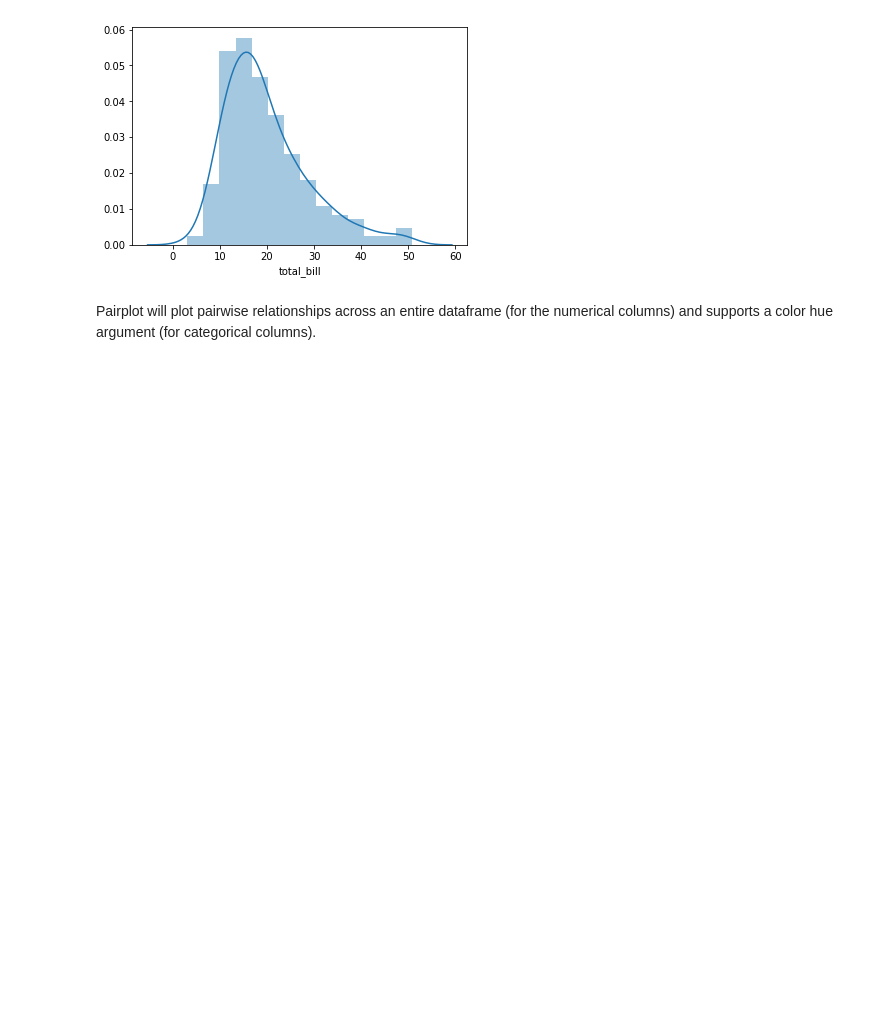
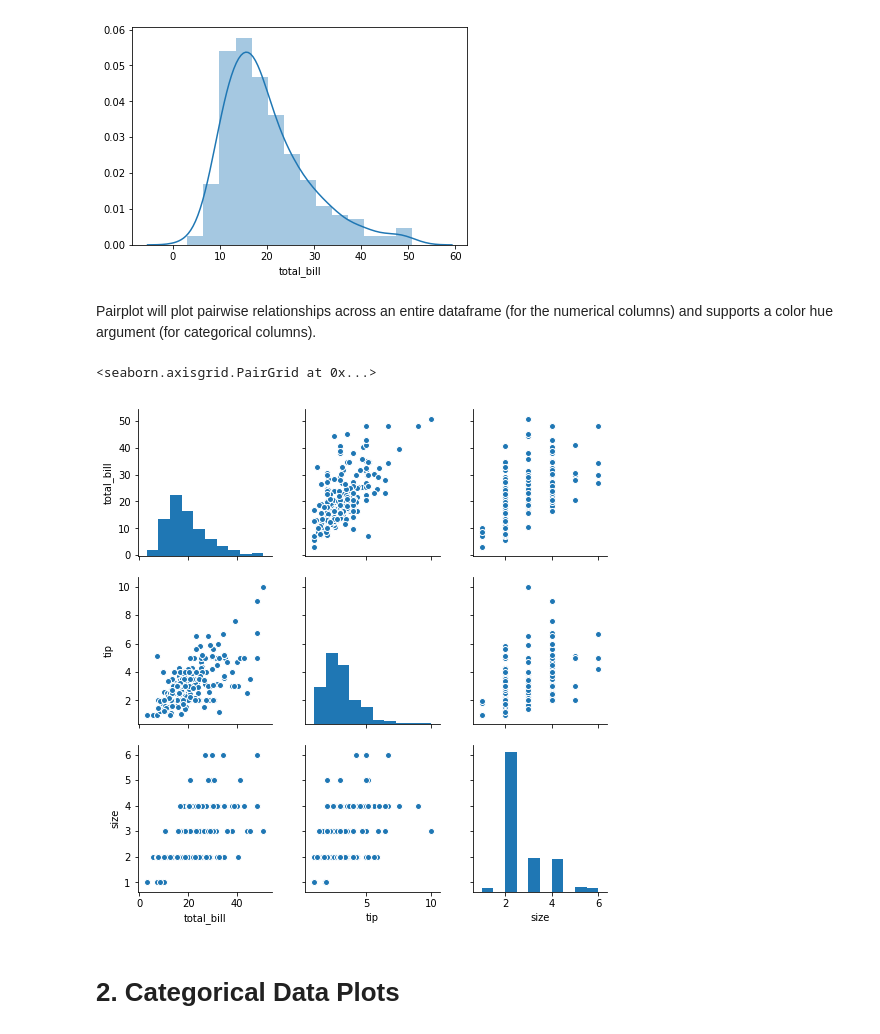
Before and after one commit to stevenDutton/Data-Analytics, a Jupyter notebook: Lab4/Untitled.ipynb, the cells around one changed output. Saved outputs shown, nothing was run; the diff lists cells and outputs as text; code cells hidden in the pictures; blank space fills up the shorter version.

```diff
--- a/Lab4/Untitled.ipynb
+++ b/Lab4/Untitled.ipynb
@@ -502,3 +502,10 @@ sns.distplot(tips['total_bill'])
 # %% [markdown]
 Pairplot will plot pairwise relationships across an entire dataframe (for the
 numerical columns) and supports a color hue argument (for categorical columns).
+# %%
+sns.pairplot(tips)
+# %% [output]
+<seaborn.axisgrid.PairGrid at 0x...>
+[figure, added]
+# %% [markdown]
+# 2. Categorical Data Plots
```
Also changed, not shown: parts of 37 cells of this notebook.
